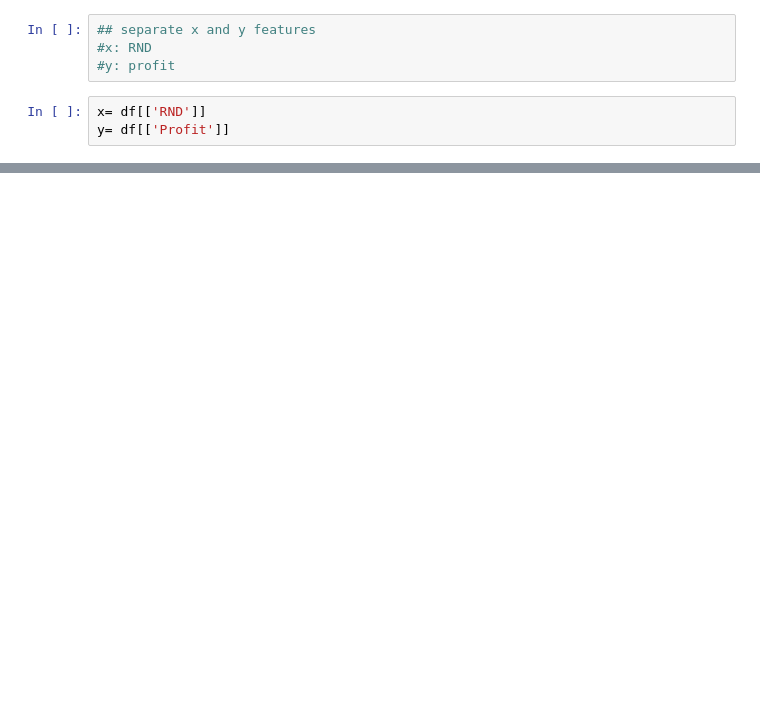
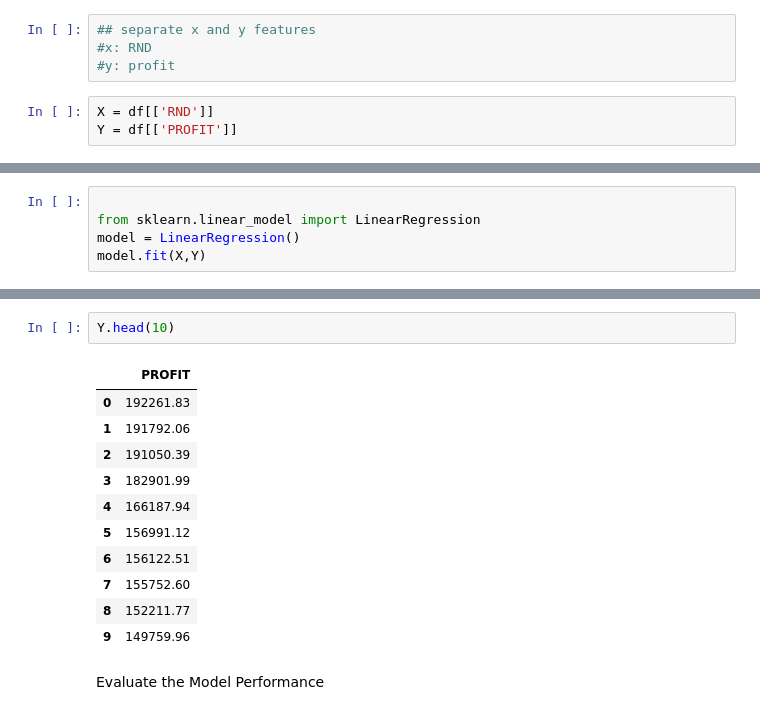
Before and after one commit to kolteanushkaa/Machine-Learning-Projects, a Jupyter notebook: Linear Regression/Simple Linear Regression.ipynb, the cells around one changed output, grey strips where cells are left out. Cells and saved outputs as stored; diff of their text form; blank space fills up the shorter version.

Commit message:
SLR model

```diff
--- a/Linear Regression/Simple Linear Regression.ipynb
+++ b/Linear Regression/Simple Linear Regression.ipynb
@@ -39,5 +42,5 @@ memory usage: 2.1 KB
 #x: RND
 #y: profit
 # %%
-x= df[['RND']]
-y= df[['Profit']]
+X = df[['RND']]
+Y = df[['PROFIT']]
@@ -45,0 +68,5 @@ KeyError: "None of [Index(['Profit'], dtype='str')] are in the [columns]"
+# %%
+
+from sklearn.linear_model import LinearRegression
+model = LinearRegression()
+model.fit(X,Y)
@@ -45,0 +110,16 @@ KeyError: "None of [Index(['Profit'], dtype='str')] are in the [columns]"
+# %%
+Y.head(10)
+# %% [output]
+|  | PROFIT |
+| 0 | 192261.83 |
+| 1 | 191792.06 |
+| 2 | 191050.39 |
+| 3 | 182901.99 |
+| 4 | 166187.94 |
+| 5 | 156991.12 |
+| 6 | 156122.51 |
+| 7 | 155752.60 |
+| 8 | 152211.77 |
+| 9 | 149759.96 |
+# %% [markdown]
+Evaluate the Model Performance
```
Also changed, not shown: parts of 25 cells of this notebook, 1 other file.
